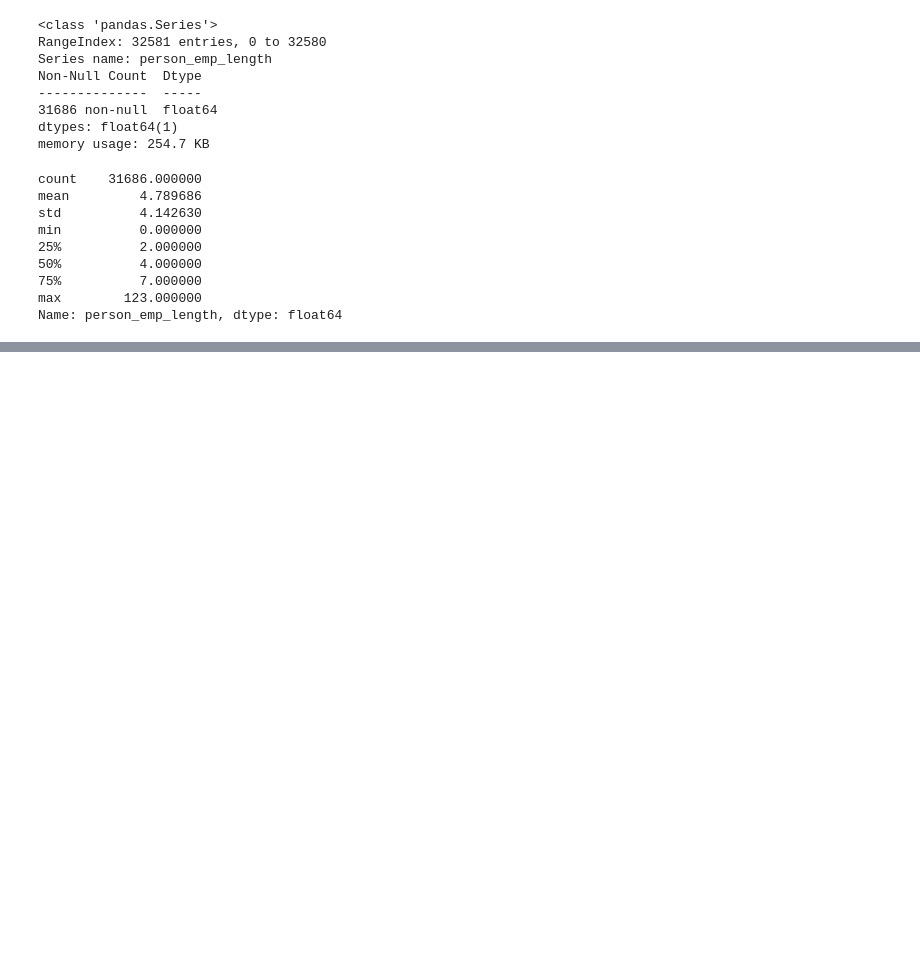
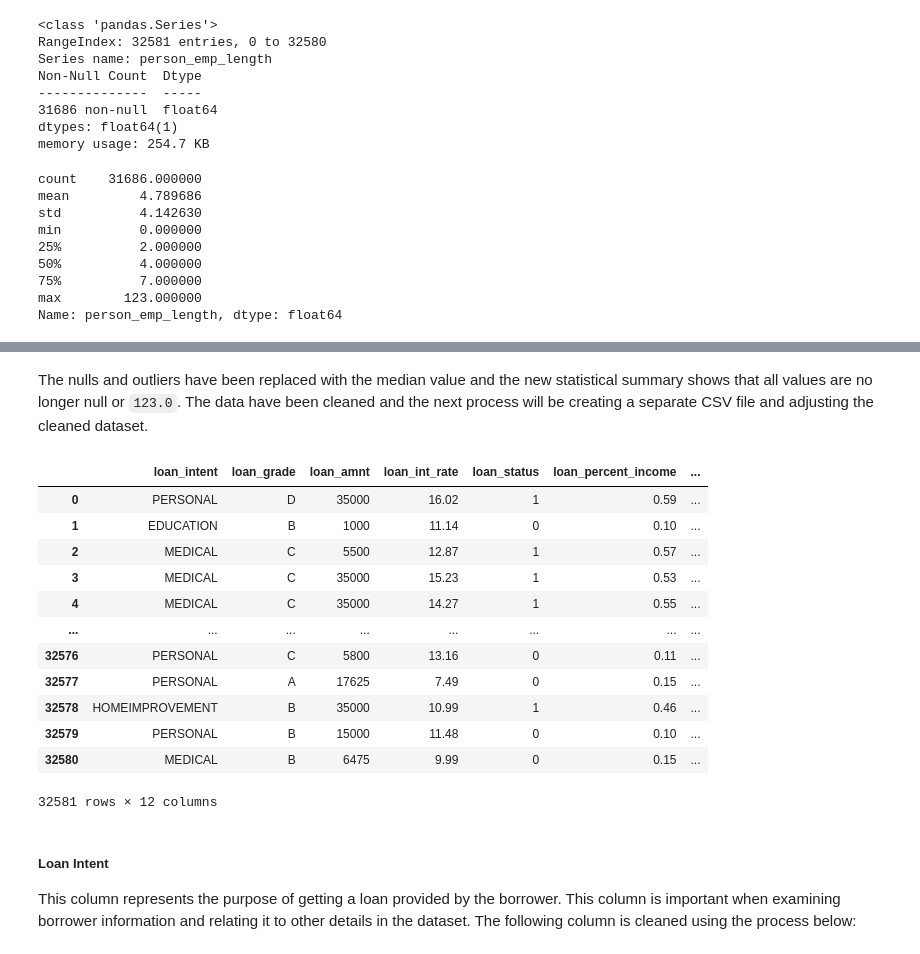
Before and after one commit to Lastlight10/credit_load_risk_data_analysis, a Jupyter notebook: credit_loan.ipynb, the cells around one changed output, grey strips where cells are left out. Saved outputs shown, nothing was run; the diff lists cells and outputs as text; code cells hidden in the pictures; blank space fills up the shorter version.

Commit message:
cleaned more columns like emplotment_length, loan_intent, loan_grade, loan_amnt, loant_int_rate

```diff
--- a/credit_loan.ipynb
+++ b/credit_loan.ipynb
@@ -444,8 +445,8 @@ Name: person_home_ownership, dtype: str
 There are four types, `OTHER`, `OWN`, `MORTGAGE`, and `RENT`. Other than this, the table has no concerns or data to examine, thus the data can be considered clean. The next step follows the analyst creating a new CSV file for the column and updating the old dataset.
 # %%
 cleaned_dataset = cleaned_dataset.drop(columns=['person_home_ownership'])
-cleaned_dataset['Cleaned_person_home_ownership'] = home_ownerships
-cleaned_dataset['Cleaned_person_home_ownership'].to_csv('cleaned_data/cleaned_person_home_ownerships.csv', index=False)
+cleaned_dataset['Clean_person_home_ownership'] = home_ownerships
+cleaned_dataset['Clean_person_home_ownership'].to_csv('cleaned_data/cleaned_person_home_ownerships.csv', index=False)
 
 cleaned_dataset
 # %% [output]
@@ -499,0 +516,5 @@ InvalidIndexError: (0        False
+# %%
+median_value = employment_length[(employment_length != 123.0)].median() # Get all of median of all the values that is not 123.0
+filtered_employment = dataset['person_emp_length'].replace(123.0,np.nan) # Replace all outlier with null
+filtered_employment = filtered_employment.fillna(median_value) # Fill all nulls with the median value
+filtered_employment.describe()
@@ -499,0 +531,25 @@ InvalidIndexError: (0        False
+# %% [markdown]
+The nulls and outliers have been replaced with the median value and the new statistical summary shows that all values are no longer null or `123.0`. The data have been cleaned and the next process will be creating a separate CSV file and adjusting the cleaned dataset.
+# %%
+cleaned_dataset = cleaned_dataset.drop(columns='person_emp_length')
+cleaned_dataset['Clean_person_emp_length'] = filtered_employment
+cleaned_dataset['Clean_person_emp_length'].to_csv('cleaned_data/cleaned_person_emp_length.csv', index=False)
+cleaned_dataset
+# %% [output]
+|  | loan_intent | loan_grade | loan_amnt | loan_int_rate | loan_status | loan_percent_income | ... |
+| 0 | PERSONAL | D | 35000 | 16.02 | 1 | 0.59 | ... |
+| 1 | EDUCATION | B | 1000 | 11.14 | 0 | 0.10 | ... |
+| 2 | MEDICAL | C | 5500 | 12.87 | 1 | 0.57 | ... |
+| 3 | MEDICAL | C | 35000 | 15.23 | 1 | 0.53 | ... |
+| 4 | MEDICAL | C | 35000 | 14.27 | 1 | 0.55 | ... |
+| ... | ... | ... | ... | ... | ... | ... | ... |
+| 32576 | PERSONAL | C | 5800 | 13.16 | 0 | 0.11 | ... |
+| 32577 | PERSONAL | A | 17625 | 7.49 | 0 | 0.15 | ... |
+| 32578 | HOMEIMPROVEMENT | B | 35000 | 10.99 | 1 | 0.46 | ... |
+| 32579 | PERSONAL | B | 15000 | 11.48 | 0 | 0.10 | ... |
+| 32580 | MEDICAL | B | 6475 | 9.99 | 0 | 0.15 | ... |
+32581 rows × 12 columns
+# %% [markdown]
+##### Loan Intent
+
+This column represents the purpose of getting a loan provided by the borrower. This column is important when examining borrower information and relating it to other details in the dataset. The following column is cleaned using the process below:
```
Also changed, not shown: parts of 40 cells of this notebook, 7 other files.
